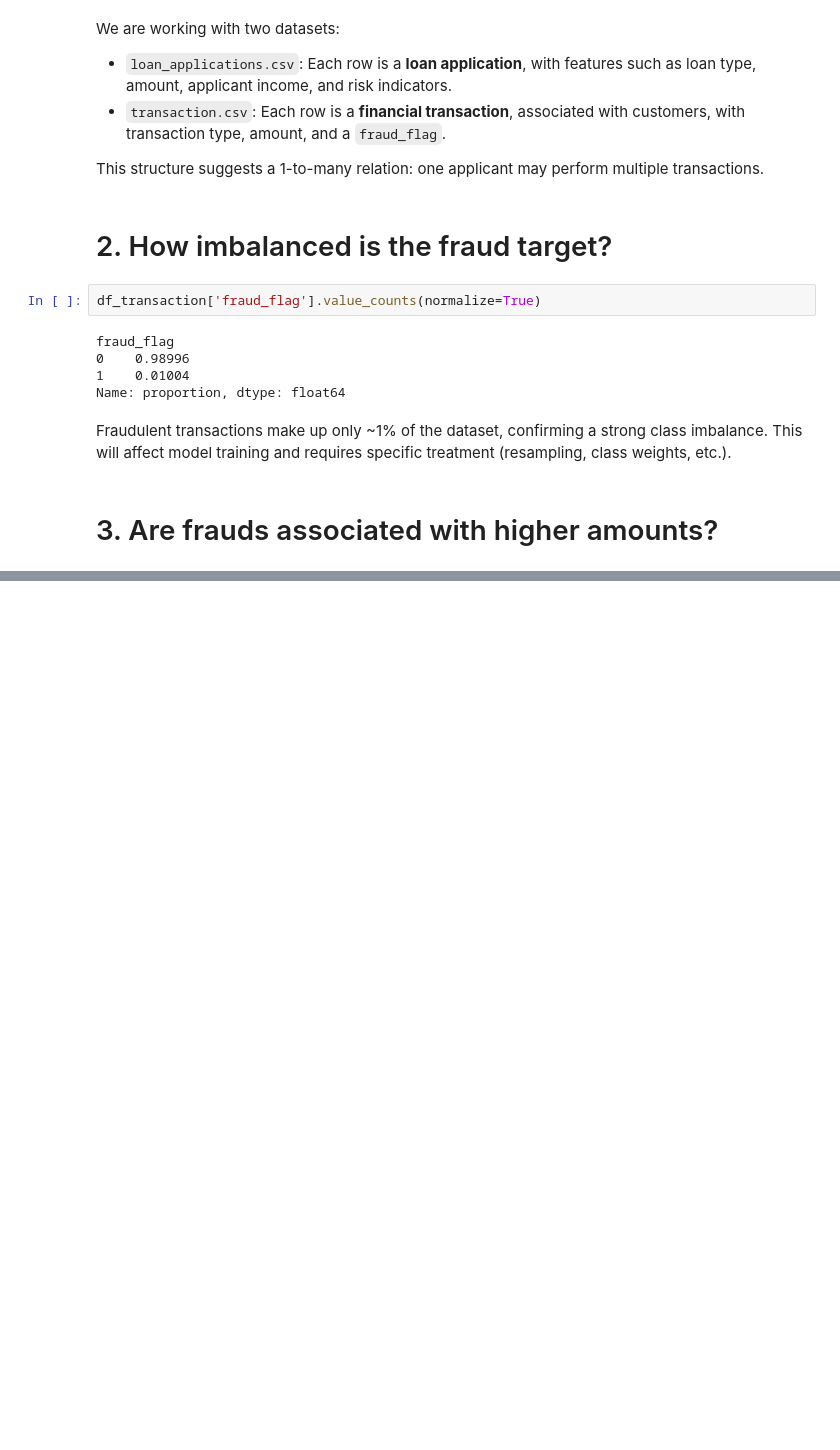
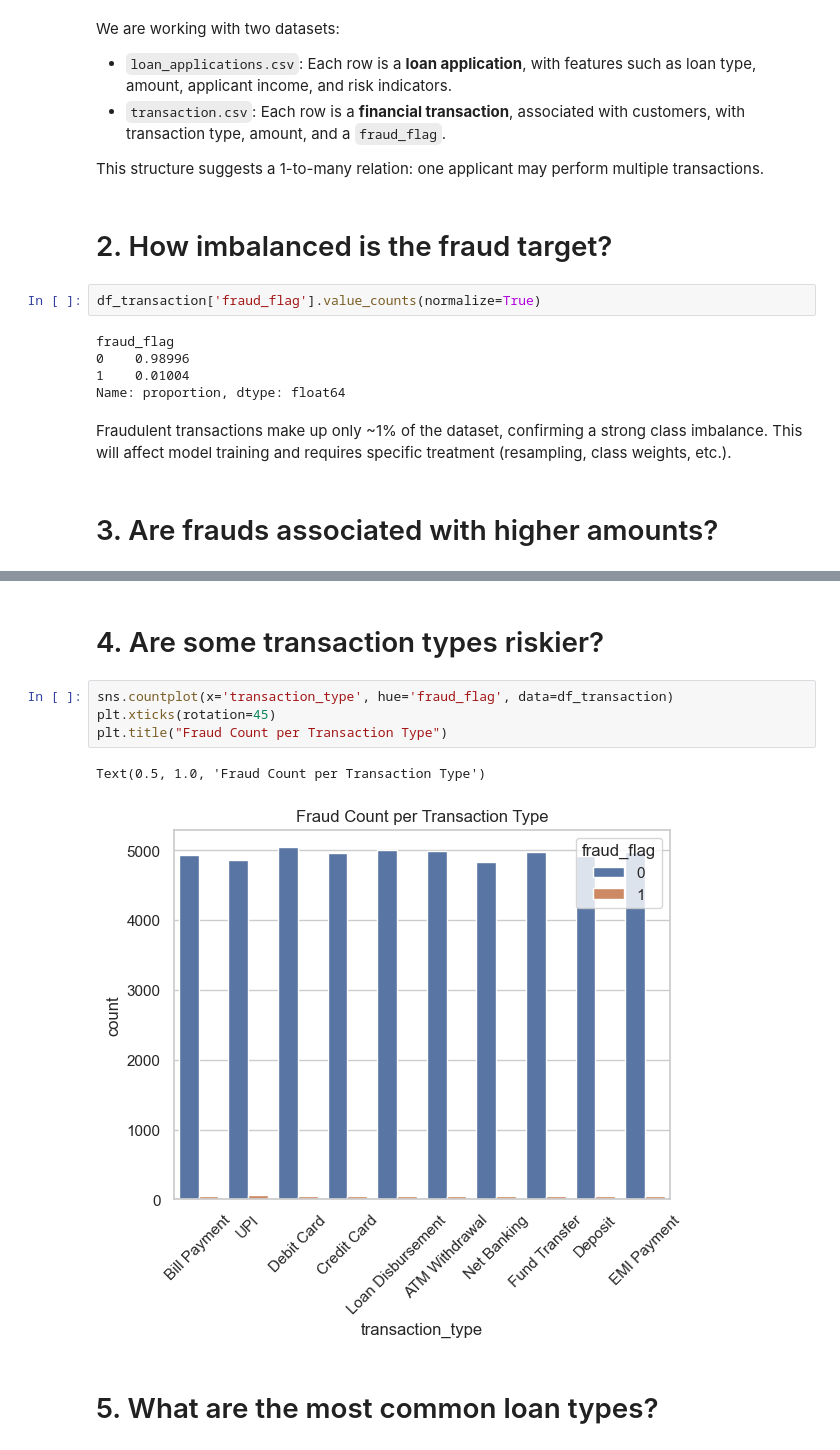
Before and after one commit to yabichara/loan-fraud-detection, a Jupyter notebook: notebooks/01_eda.ipynb, the cells around one changed output, grey strips where cells are left out. Saved outputs shown, nothing was run; the diff lists cells and outputs as text; blank space fills up the shorter version.

```diff
--- a/notebooks/01_eda.ipynb
+++ b/notebooks/01_eda.ipynb
@@ -74,0 +95,11 @@ Fraudulent transactions make up only ~1% of the dataset, confirming a strong cla
+# %% [markdown]
+# 4. Are some transaction types riskier?
+# %%
+sns.countplot(x='transaction_type', hue='fraud_flag', data=df_transaction)
+plt.xticks(rotation=45)
+plt.title("Fraud Count per Transaction Type")
+# %% [output]
+Text(0.5, 1.0, 'Fraud Count per Transaction Type')
+[figure, added]
+# %% [markdown]
+# 5. What are the most common loan types?
```
Also changed, not shown: parts of 21 cells of this notebook.
